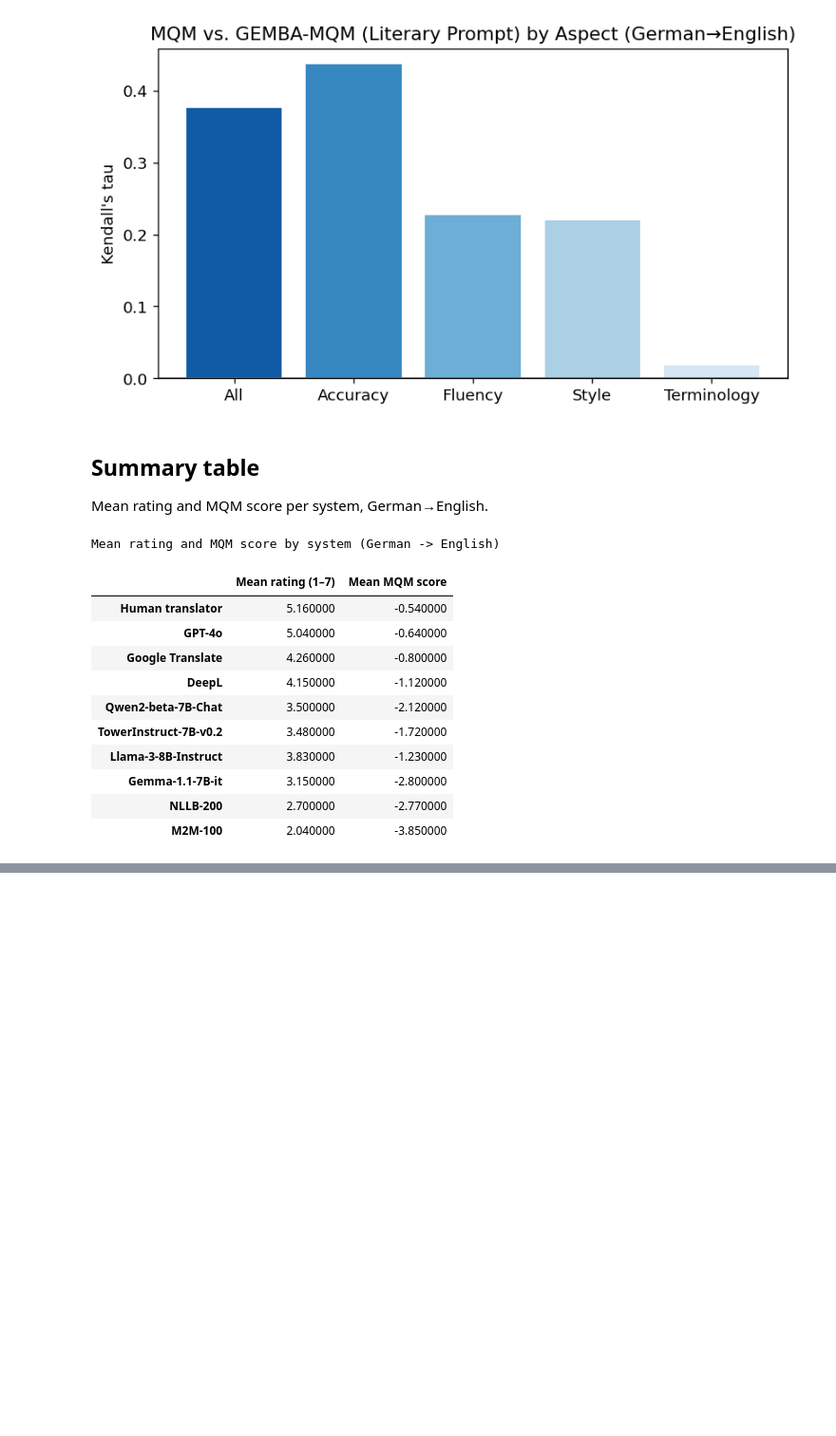
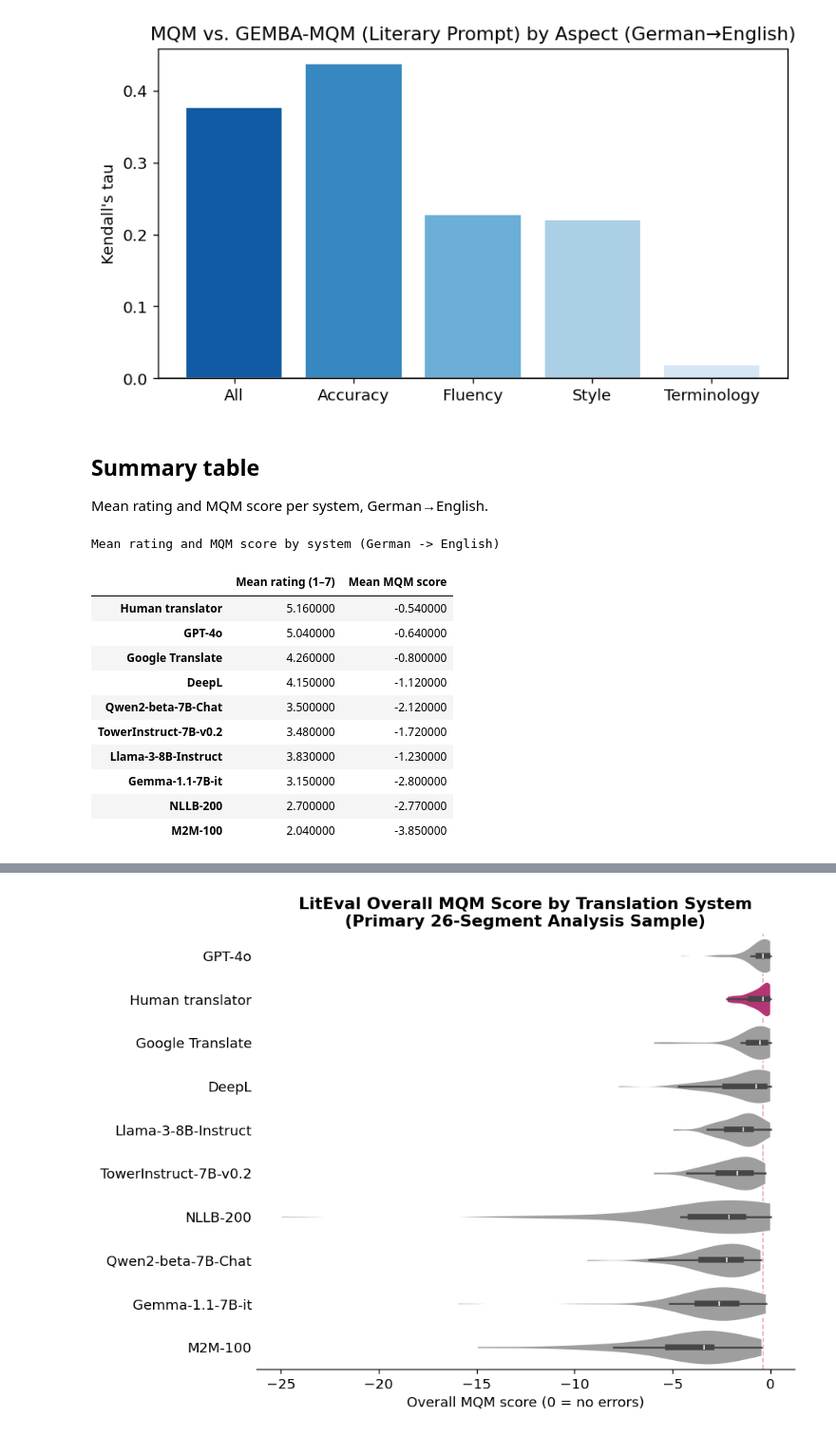
Before and after one commit to thwinner/llm-linguistic-diversity, a Jupyter notebook: data_description/descriptive_analysis_liteval_corpus.ipynb, the cells around one changed output, grey strips where cells are left out. Shown at 95% size. Drawn from its saved outputs; the diff is of its cells as text; code cells hidden in the pictures; blank space fills up the shorter version.

```diff
--- a/data_description/descriptive_analysis_liteval_corpus.ipynb
+++ b/data_description/descriptive_analysis_liteval_corpus.ipynb
@@ -369,0 +375,20 @@ Mean rating and MQM score by system (German -> English)
+# %%
+# Load the exact primary-analysis table produced by liteval_quality_analysis.ipynb
+from pathlib import Path
+
+candidate_paths = [Path('quality/results/liteval_human_relative_analysis_data.csv'),
+                    Path('../quality/results/liteval_human_relative_analysis_data.csv')]
+LITEVAL_QUALITY_PATH = next((p for p in candidate_paths if p.exists()), None)
+if LITEVAL_QUALITY_PATH is None:
+    raise FileNotFoundError(
+        'Run quality/liteval_quality_analysis.ipynb first so that '
+        'quality/results/liteval_human_relative_analysis_data.csv is available.'
+    )
+
+liteval_quality = pd.read_csv(LITEVAL_QUALITY_PATH)
+
+print(f'Primary LitEval quality sample: {liteval_quality["Segment_ID"].nunique()} segments, '
+      f'{len(liteval_quality)} machine translations, {liteval_quality["Model"].nunique()} systems')
+
+assert liteval_quality['Segment_ID'].nunique() == 26, 'Expected 26 primary-analysis segments.'
+assert len(liteval_quality) == 234, 'Expected 234 machine translations in the primary LitEval sample.'
@@ -369,0 +468,67 @@ Mean rating and MQM score by system (German -> English)
+# %%
+# Overall MQM score distribution by translation system in the primary LitEval sample,
+# with the human translator's MQM score for the same 26 segments shown as a reference category.
+liteval_plot = liteval_quality.copy()
+liteval_plot['model_norm'] = liteval_plot['Model'].astype(str).str.replace('_', ' ', regex=False)
+
+human_quality = de_en[
+    (de_en['model_norm'] == 'translator') & de_en['source'].isin(liteval_plot['source'].unique())
+].copy()
+
+plot_systems = pd.concat([
+    liteval_plot[['model_norm', 'Overall']],
+    human_quality[['model_norm']].assign(Overall=human_quality['mqm_score']),
+], ignore_index=True)
+
+# Sort by median score (descending) rather than a fixed/alphabetical order --
+# Human ends up on top on its own merits, and the ranking reads directly off the axis.
+quality_system_order = (
+    plot_systems.groupby('model_norm')['Overall']
+    .median()
+    .sort_values(ascending=False)
+    .index.tolist()
+)
+quality_palette = [MODEL_COLORS.get(m, MT_COLOR) for m in quality_system_order]
+
+fig, ax = plt.subplots(figsize=(8, 6))
+sns.violinplot(
+    data=plot_systems,
+    x='Overall',
+    y='model_norm',
+    order=quality_system_order,
+    hue='model_norm',
+    hue_order=quality_system_order,
+    palette=quality_palette,
+    legend=False,
+    inner='box',
+    cut=0,
+    linewidth=1,
+    density_norm='width',
+    ax=ax,
+)
+for coll in ax.collections:
+    coll.set_edgecolor('white')
+
+ax.axvline(
+    human_quality['mqm_score'].median(),
+    color=HT_COLOR, linestyle='--', linewidth=1, alpha=0.4, zorder=0,
+)
+
+ax.set_yticklabels([MODEL_LABELS[m] for m in quality_system_order])
+ax.set_title(
+    'LitEval Overall MQM Score by Translation System\n(Primary 26-Segment Analysis Sample)',
+    fontweight='bold',
+)
+ax.set_xlabel('Overall MQM score (0 = no errors)')
+ax.set_ylabel('')
+sns.despine(left=True)
+ax.tick_params(axis='y', length=0)
+plt.tight_layout()
+plt.savefig(
+    'figures/data_description/liteval_quality_overall_by_system_primary_sample.png',
+    dpi=300,
+    bbox_inches='tight',
+)
+plt.show()
+# %% [output]
+[figure, added]
```
Also changed, not shown: parts of 4 cells of this notebook, 35 other files.
